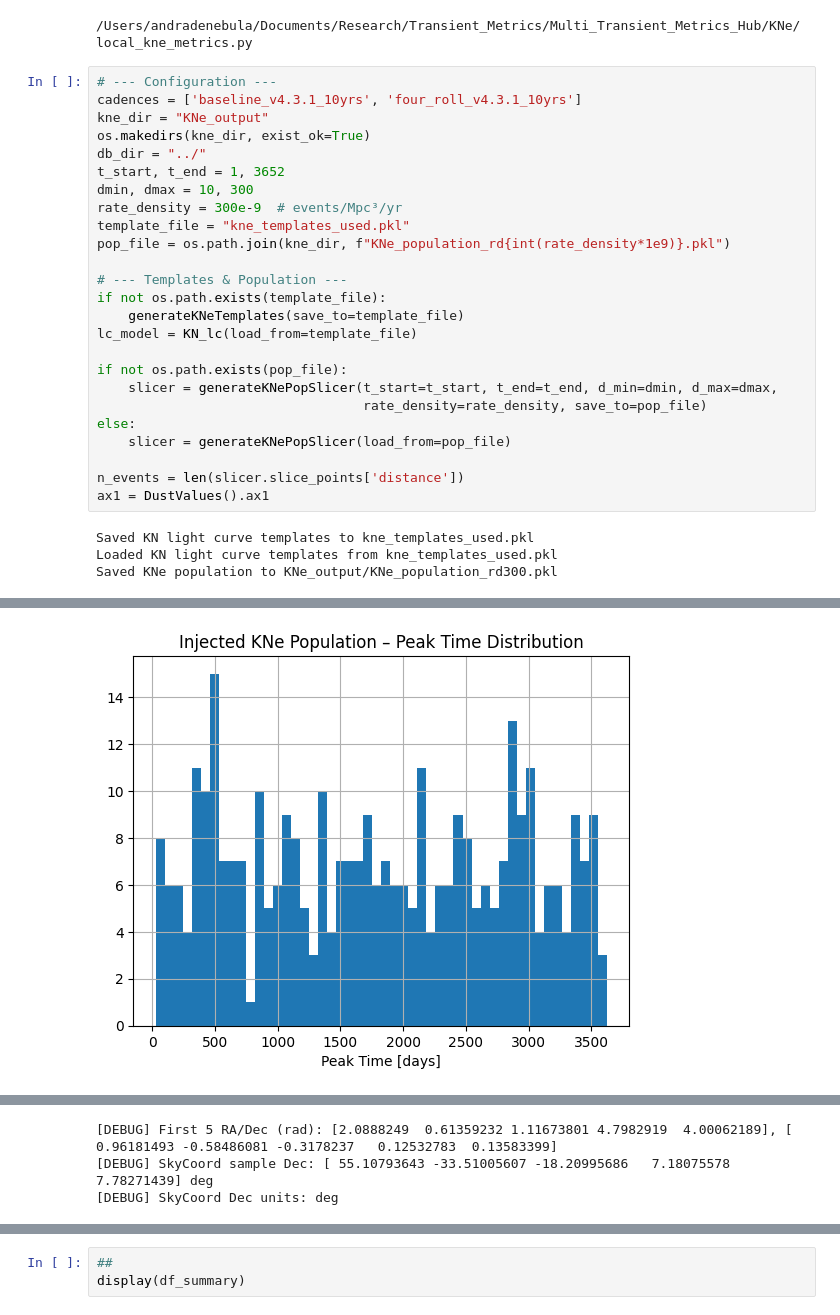
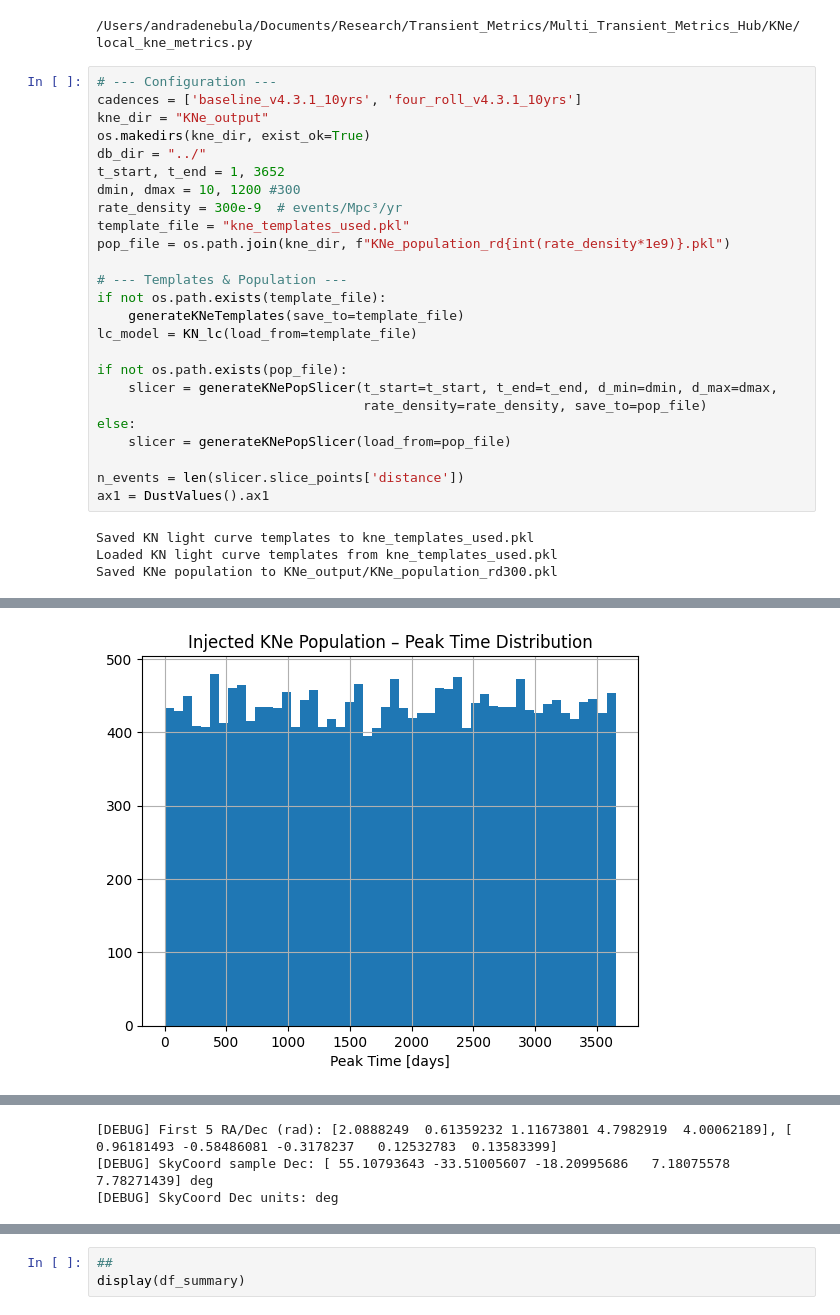
Before and after one commit to andra104/Multi_Transient_Metrics_Hub, a Jupyter notebook: KNe/local_KNe_script.ipynb, the cells around one changed output, grey strips where cells are left out. Drawn from its saved outputs; the diff is of its cells as text.

Commit message:
ran KNe for 1200 dmax

```diff
--- a/KNe/local_KNe_script.ipynb
+++ b/KNe/local_KNe_script.ipynb
@@ -81,7 +81,7 @@ kne_dir = "KNe_output"
 os.makedirs(kne_dir, exist_ok=True)
 db_dir = "../"
 t_start, t_end = 1, 3652
-dmin, dmax = 10, 300
+dmin, dmax = 10, 1200 #300
 rate_density = 300e-9  # events/Mpc³/yr
 template_file = "kne_templates_used.pkl"
 pop_file = os.path.join(kne_dir, f"KNe_population_rd{int(rate_density*1e9)}.pkl")
@@ -108 +108 @@ Saved KNe population to KNe_output/KNe_population_rd300.pkl
-[figure, old version]
+[figure, new version]
```
Also changed, not shown: parts of 3 cells of this notebook.
